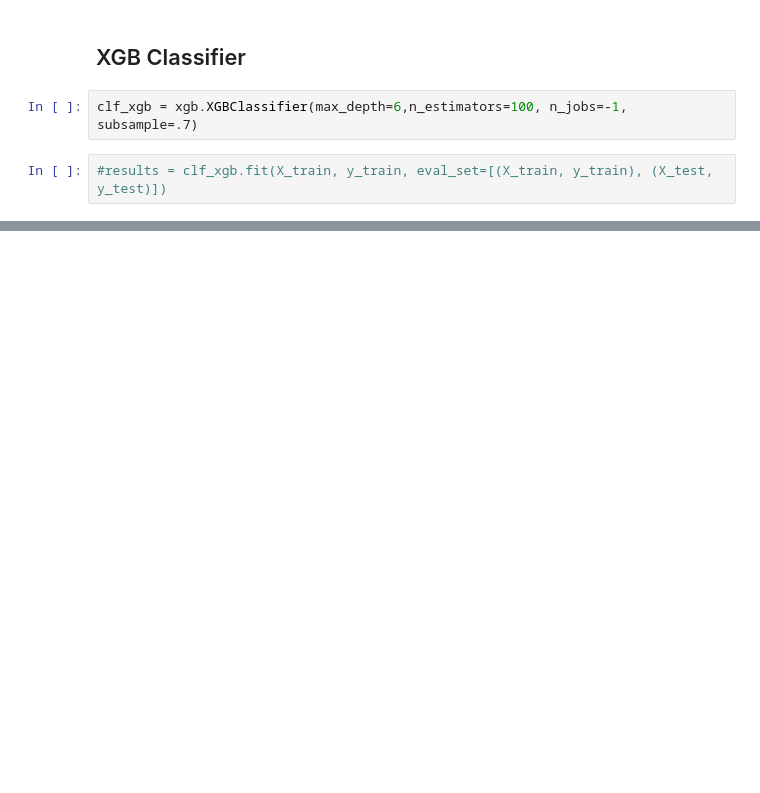
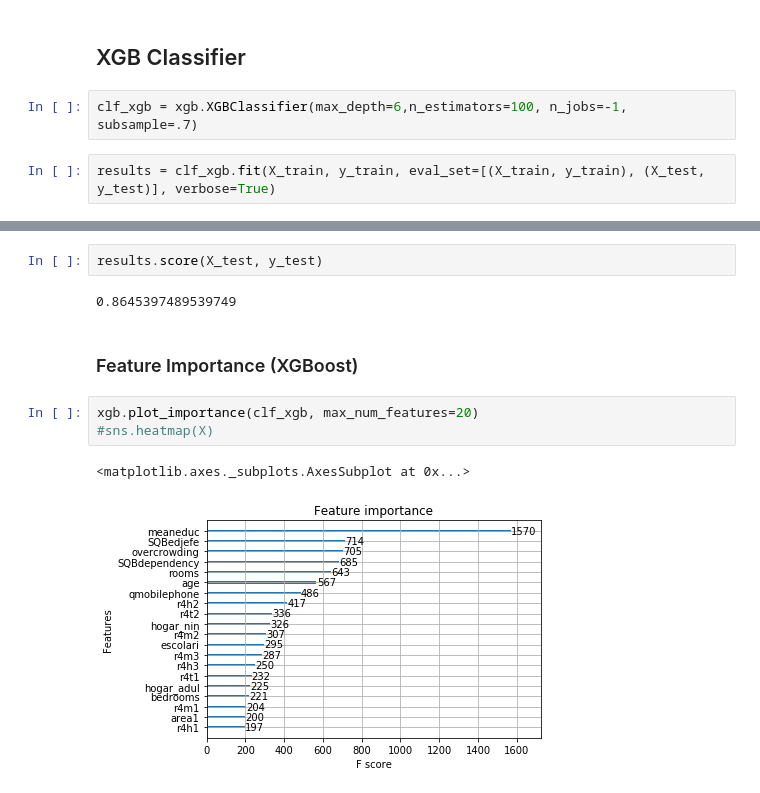
Before and after one commit to nemasobhani/Kaggle-Costa-Rican-Poverty-Prediction, a Jupyter notebook: master_report.ipynb, the cells around one changed output, grey strips where cells are left out. Drawn from its saved outputs; the diff is of its cells as text; blank space fills up the shorter version.

```diff
--- a/master_report.ipynb
+++ b/master_report.ipynb
@@ -653,4 +654,4 @@ feature_importances = pd.DataFrame(clf_RF.feature_importances_,
 # %%
 clf_xgb = xgb.XGBClassifier(max_depth=6,n_estimators=100, n_jobs=-1, subsample=.7)
 # %%
-#results = clf_xgb.fit(X_train, y_train, eval_set=[(X_train, y_train), (X_test, y_test)])
+results = clf_xgb.fit(X_train, y_train, eval_set=[(X_train, y_train), (X_test, y_test)], verbose=True)
@@ -656,0 +676,12 @@ clf_xgb = xgb.XGBClassifier(max_depth=6,n_estimators=100, n_jobs=-1, subsample=.
+# %%
+results.score(X_test, y_test)
+# %% [output]
+0.8645397489539749
+# %% [markdown]
+### Feature Importance (XGBoost)
+# %%
+xgb.plot_importance(clf_xgb, max_num_features=20)
+#sns.heatmap(X)
+# %% [output]
+<matplotlib.axes._subplots.AxesSubplot at 0x...>
+[figure, added]
```
Also changed, not shown: parts of 22 cells of this notebook, 1 other file.
